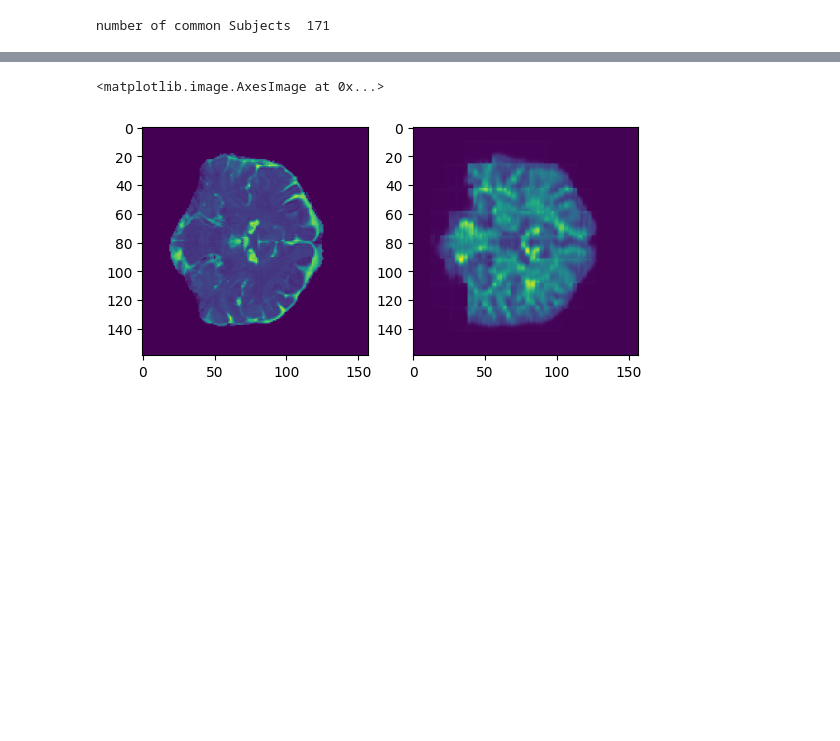
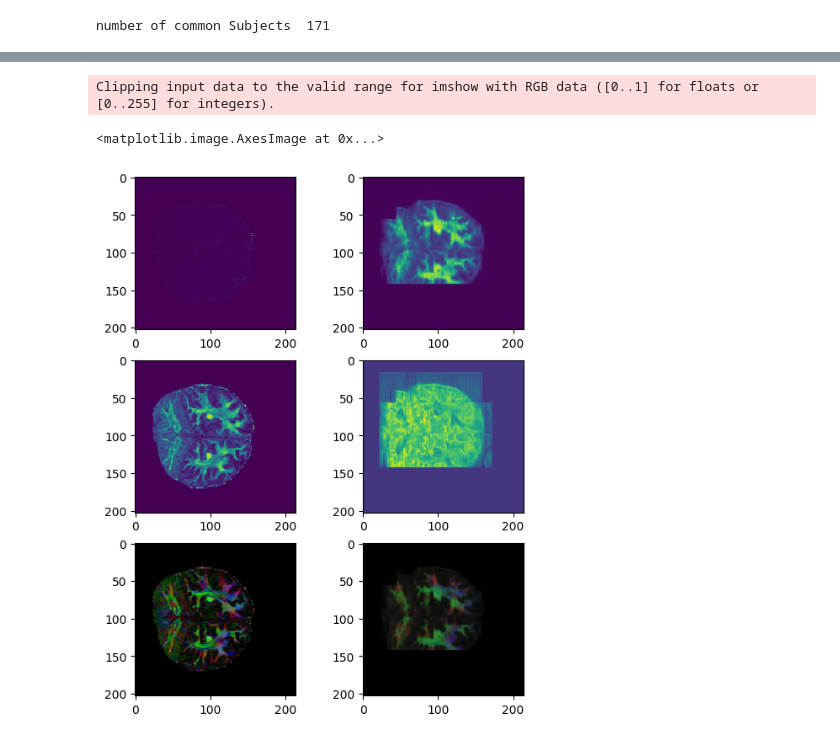
Before and after one commit to arihantjain124/HCP_SR, a Jupyter notebook: Training and Testing notebook.ipynb, the cells around one changed output, grey strips where cells are left out. Cells and saved outputs as stored; diff of their text form; code cells hidden in the pictures; blank space fills up the shorter version.

```diff
--- a/Training and Testing notebook.ipynb
+++ b/Training and Testing notebook.ipynb
@@ -56,3 +165,0 @@ torch.Size([1423, 16, 16, 4, 7]) torch.Size([145, 208, 157, 5]) torch.Size([1423
-# %%
-from trainer import Trainer
-t = Trainer(args, loader, model, loss, checkpoint)
@@ -91 +216,8 @@ psnr,ssim
+# %%
+def recon(x,lr,vol_size):
+    num_blk = x.shape[0]
+    vol = torch.empty(size=vol_size)
+    for i in range(num_blk):
+        vol[lr[i][0]:lr[i][1]+1,lr[i][2]:lr[i][3]+1,lr[i][4]:lr[i][5]+1,...] = x[i,...]
+    return vol
 # %%
@@ -107,5 +237,8 @@ ax[1].imshow(rec[:,80,:,0])
 # %%
-for i in range(5):
+temp = []
+for i in range(50):
     t.train()
+    t.test()
+    temp.append(i)
 # %% [output]
 1
@@ -123,6 +451,6 @@ pred = torch.permute(pred, (0,2,3,4,1)).float()
 # %%timeit
 psnr, ssim = utility.compute_psnr_ssim(hr_tensor,pred,pnts)
 print(psnr,ssim)
-rec = utility.recon(pred,pnts,vol_size=hr_tensor.shape)
+rec = recon(pred,pnts,vol_size=hr_tensor.shape)
 print(rec.shape)
 # %% [output]
@@ -131,8 +473,16 @@ torch.Size([159, 174, 157, 5])
 # %%
-fig ,ax = plt.subplots(1,2)
-ax[0].imshow(hr_tensor.cpu()[:,80,:,0])
-ax[1].imshow(rec[:,80,:,0])
+fig ,ax = plt.subplots(3,2)
+fig.set_figheight(8)
+ax[0][0].imshow(hr_tensor.cpu()[:,80,:,0])
+ax[0][1].imshow(rec[:,80,:,0])
+
+ax[1][0].imshow(hr_tensor.cpu()[:,80,:,1])
+ax[1][1].imshow(rec[:,80,:,1])
+
+ax[2][0].imshow(hr_tensor.cpu()[:,80,:,2:])
+ax[2][1].imshow(rec[:,80,:,2:])
 # plt.show()
 # %% [output]
-<matplotlib.image.AxesImage at 0x...>
+Clipping input data to the valid range for imshow with RGB data ([0..1] for floats or [0..255] for integers).
+<matplotlib.image.AxesImage at 0x...>
-[figure, old version]
+[figure, new version]
```
Also changed, not shown: parts of 35 cells of this notebook, 16 other files.
